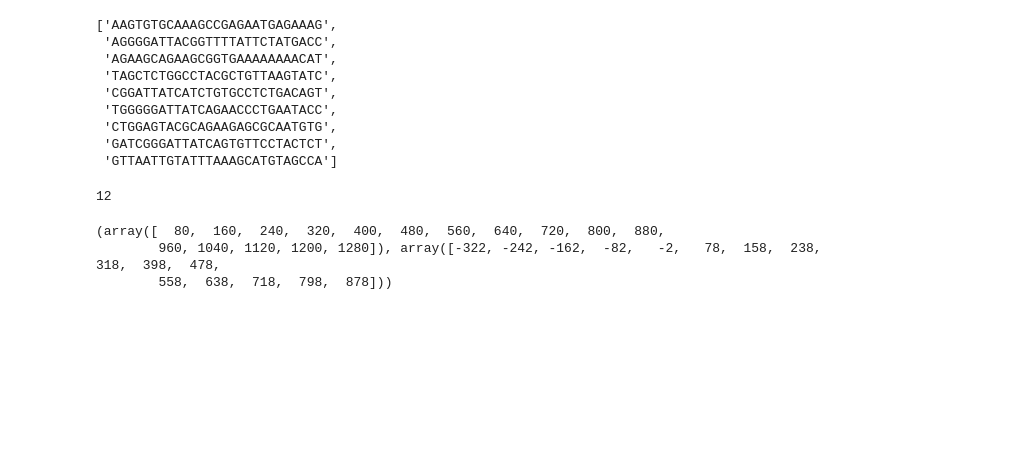
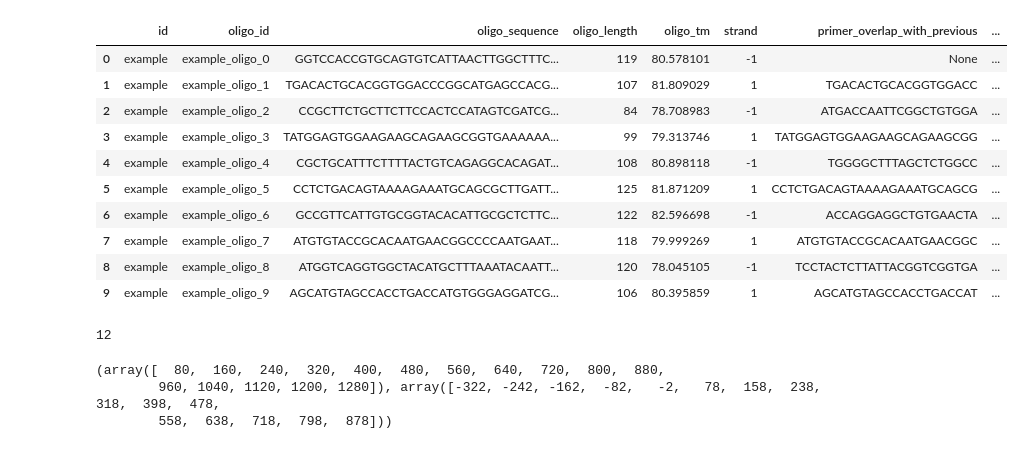
Before and after one commit to ArianeMora/oligopoolio, a Jupyter notebook: notebooks/pyswam_oligo.ipynb, the cells around one changed output. Saved outputs shown, nothing was run; the diff lists cells and outputs as text; code cells hidden in the pictures; blank space fills up the shorter version.

Commit message:
Udpated for variable overlap length

```diff
--- a/notebooks/pyswam_oligo.ipynb
+++ b/notebooks/pyswam_oligo.ipynb
@@ -350,16 +727,17 @@ oligo_df
 # %%
-overlaps = [x for x in oligo_df['primer_overlap_with_previous'].values if x != None]
-overlaps
+oligo_df
 # %% [output]
-['AAGTGTGCAAAGCCGAGAATGAGAAAG',
- 'AGGGGATTACGGTTTTATTCTATGACC',
- 'AGAAGCAGAAGCGGTGAAAAAAAACAT',
- 'TAGCTCTGGCCTACGCTGTTAAGTATC',
- 'CGGATTATCATCTGTGCCTCTGACAGT',
- 'TGGGGGATTATCAGAACCCTGAATACC',
- 'CTGGAGTACGCAGAAGAGCGCAATGTG',
- 'GATCGGGATTATCAGTGTTCCTACTCT',
- 'GTTAATTGTATTTAAAGCATGTAGCCA']
+|  | id | oligo_id | oligo_sequence | oligo_length | oligo_tm | strand | primer_overlap_with_previous | ... |
+| 0 | example | example_oligo_0 | GGTCCACCGTGCAGTGTCATTAACTTGGCTTTC... | 119 | 80.578101 | -1 | None | ... |
+| 1 | example | example_oligo_1 | TGACACTGCACGGTGGACCCGGCATGAGCCACG... | 107 | 81.809029 | 1 | TGACACTGCACGGTGGACC | ... |
+| 2 | example | example_oligo_2 | CCGCTTCTGCTTCTTCCACTCCATAGTCGATCG... | 84 | 78.708983 | -1 | ATGACCAATTCGGCTGTGGA | ... |
+| 3 | example | example_oligo_3 | TATGGAGTGGAAGAAGCAGAAGCGGTGAAAAAA... | 99 | 79.313746 | 1 | TATGGAGTGGAAGAAGCAGAAGCGG | ... |
+| 4 | example | example_oligo_4 | CGCTGCATTTCTTTTACTGTCAGAGGCACAGAT... | 108 | 80.898118 | -1 | TGGGGCTTTAGCTCTGGCC | ... |
+| 5 | example | example_oligo_5 | CCTCTGACAGTAAAAGAAATGCAGCGCTTGATT... | 125 | 81.871209 | 1 | CCTCTGACAGTAAAAGAAATGCAGCG | ... |
+| 6 | example | example_oligo_6 | GCCGTTCATTGTGCGGTACACATTGCGCTCTTC... | 122 | 82.596698 | -1 | ACCAGGAGGCTGTGAACTA | ... |
+| 7 | example | example_oligo_7 | ATGTGTACCGCACAATGAACGGCCCCAATGAAT... | 118 | 79.999269 | 1 | ATGTGTACCGCACAATGAACGGC | ... |
+| 8 | example | example_oligo_8 | ATGGTCAGGTGGCTACATGCTTTAAATACAATT... | 120 | 78.045105 | -1 | TCCTACTCTTATTACGGTCGGTGA | ... |
+| 9 | example | example_oligo_9 | AGCATGTAGCCACCTGACCATGTGGGAGGATCG... | 106 | 80.395859 | 1 | AGCATGTAGCCACCTGACCAT | ... |
 # %%
 # Want to do levenstein distance and make sure there is at least an edit distance of 8 otherwise these are too similar.
 min_dist = 100000
```
Also changed, not shown: parts of 8 cells of this notebook, 1 other file.
